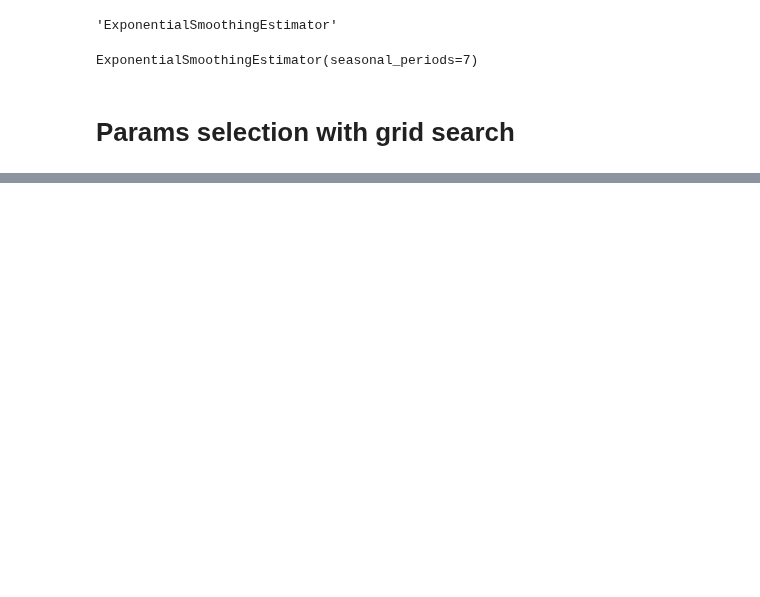
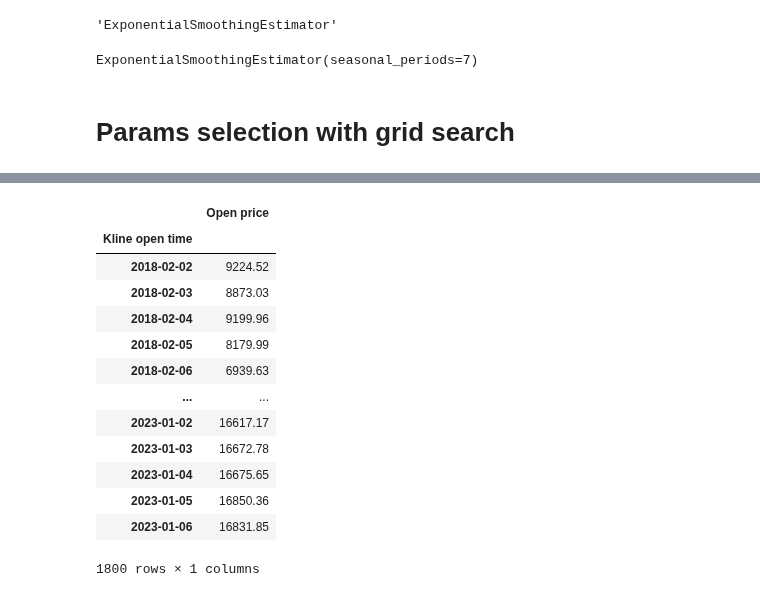
Before and after one commit to nhatruong1009/CryptoPrediction, a Jupyter notebook: src/modelling/predict_price.ipynb, the cells around one changed output, grey strips where cells are left out. Saved outputs shown, nothing was run; the diff lists cells and outputs as text; code cells hidden in the pictures; blank space fills up the shorter version.

```diff
--- a/src/modelling/predict_price.ipynb
+++ b/src/modelling/predict_price.ipynb
@@ -328,0 +334,17 @@ pred_price
+# %%
+data
+# %% [output]
+|  | Open price |
+| Kline open time |  |
+| 2018-02-02 | 9224.52 |
+| 2018-02-03 | 8873.03 |
+| 2018-02-04 | 9199.96 |
+| 2018-02-05 | 8179.99 |
+| 2018-02-06 | 6939.63 |
+| ... | ... |
+| 2023-01-02 | 16617.17 |
+| 2023-01-03 | 16672.78 |
+| 2023-01-04 | 16675.65 |
+| 2023-01-05 | 16850.36 |
+| 2023-01-06 | 16831.85 |
+1800 rows × 1 columns
```
Also changed, not shown: parts of 12 cells of this notebook, 5 other files.
